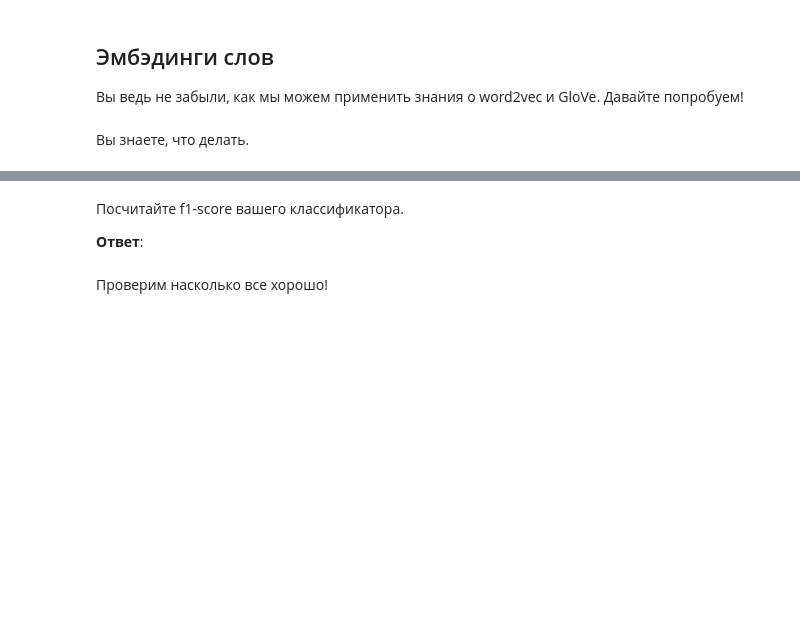
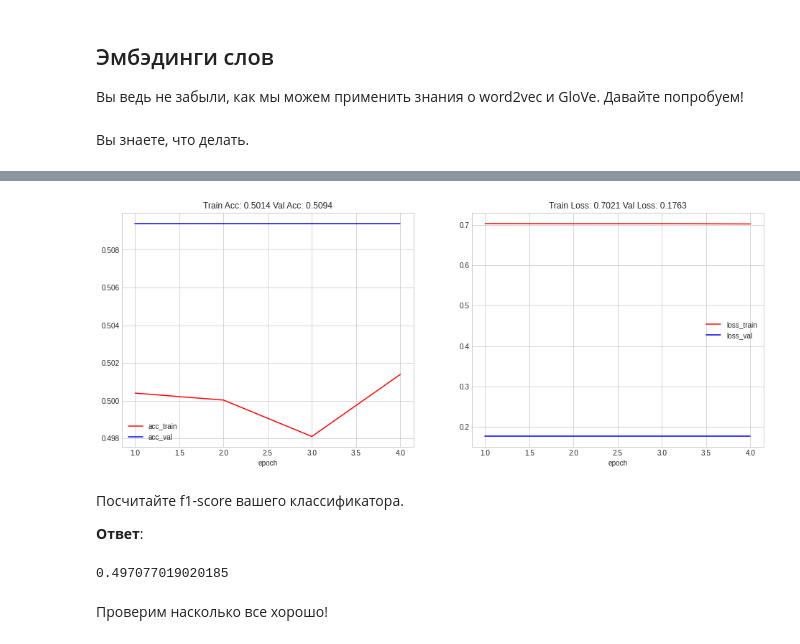
Before and after one commit to imvladikon/deep_learning_school, a Jupyter notebook: semester_2/3_text_classification/hw_classification.ipynb, the cells around one changed output, grey strips where cells are left out. Saved outputs shown, nothing was run; the diff lists cells and outputs as text; code cells hidden in the pictures; blank space fills up the shorter version.

```diff
--- a/semester_2/3_text_classification/hw_classification.ipynb
+++ b/semester_2/3_text_classification/hw_classification.ipynb
@@ -420,7 +598,7 @@ word_embeddings = TEXT.vocab.vectors
 
 prev_shape = model.embedding.weight.shape
 
-model.embedding.weight = # инициализируйте эмбэдинги
+model.embedding.weight.data.copy_(word_embeddings)
 
 assert prev_shape == model.embedding.weight.shape
 model.to(device)
@@ -432,25 +610,44 @@ opt = torch.optim.Adam(model.parameters())
 import numpy as np
 
 min_loss = np.inf
-
+metric_history = {"train":[], "val":[]}
 cur_patience = 0
 
 for epoch in range(1, max_epochs + 1):
     train_loss = 0.0
+    train_acc = 0.0
     model.train()
     pbar = tqdm(enumerate(train_iter), total=len(train_iter), leave=False)
     pbar.set_description(f"Epoch {epoch}")
     for it, batch in pbar:
-        #YOUR CODE GOES HERE
+        optimizer.zero_grad()
+        text = batch.text
+        predictions = model(text).squeeze(1)
+        loss = criterion(predictions, batch.label)
+        acc = binary_accuracy(predictions, batch.label)
+        loss.backward()
+        optimizer.step()
+        train_loss += loss.item()
+        train_acc += acc.item()
 
     train_loss /= len(train_iter)
+    train_acc /= len(train_iter)
+    metric_history["train"].append({"epoch": epoch,"loss":train_loss, "acc":train_acc})
     val_loss = 0.0
+    val_acc = 0.0
     model.eval()
-    pbar = tqdm(enumerate(valid_iter), total=len(valid_iter), leave=False)
+    pbar = tqdm(enumerate(val_iter), total=len(val_iter), leave=False)
     pbar.set_description(f"Epoch {epoch}")
     for it, batch in pbar:
-        # YOUR CODE GOES HERE
-    val_loss /= len(valid_iter)
+        text = batch.text
+        predictions = model(text).squeeze(1)
+        loss = criterion(predictions, batch.label)
+        acc = binary_accuracy(predictions, batch.label)
+        val_loss += loss.item()
+        val_acc += acc.item()
+    val_loss /= len(val_iter)
+    val_acc /= len(val_iter)
+    metric_history["val"].append({"epoch": epoch,"loss":val_loss, "acc":val_acc})
     if val_loss < min_loss:
         min_loss = val_loss
         best_model = model.state_dict()
@@ -465,7 +667,16 @@ model.load_state_dict(best_model)
+# %%
+plot_learning_curves(metric_history)
+# %% [output]
+[figure, added]
 # %% [markdown]
 Посчитайте f1-score вашего классификатора.
 
 **Ответ**:
+# %%
+test_loss, test_f1 = evaluate_f1(model, test_iter, loss_func)
+test_f1
+# %% [output]
+0.497077019020185
 # %% [markdown]
 Проверим насколько все хорошо!
 # %%
```
Also changed, not shown: parts of 20 cells of this notebook, 2 other files.
